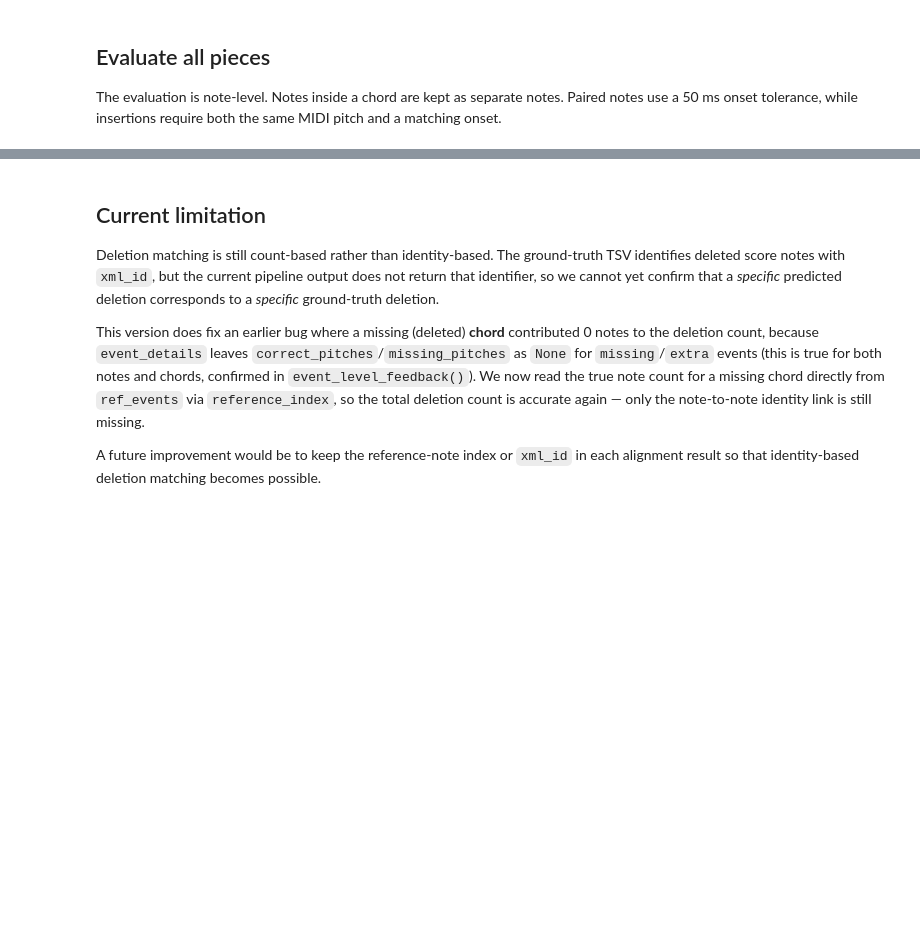
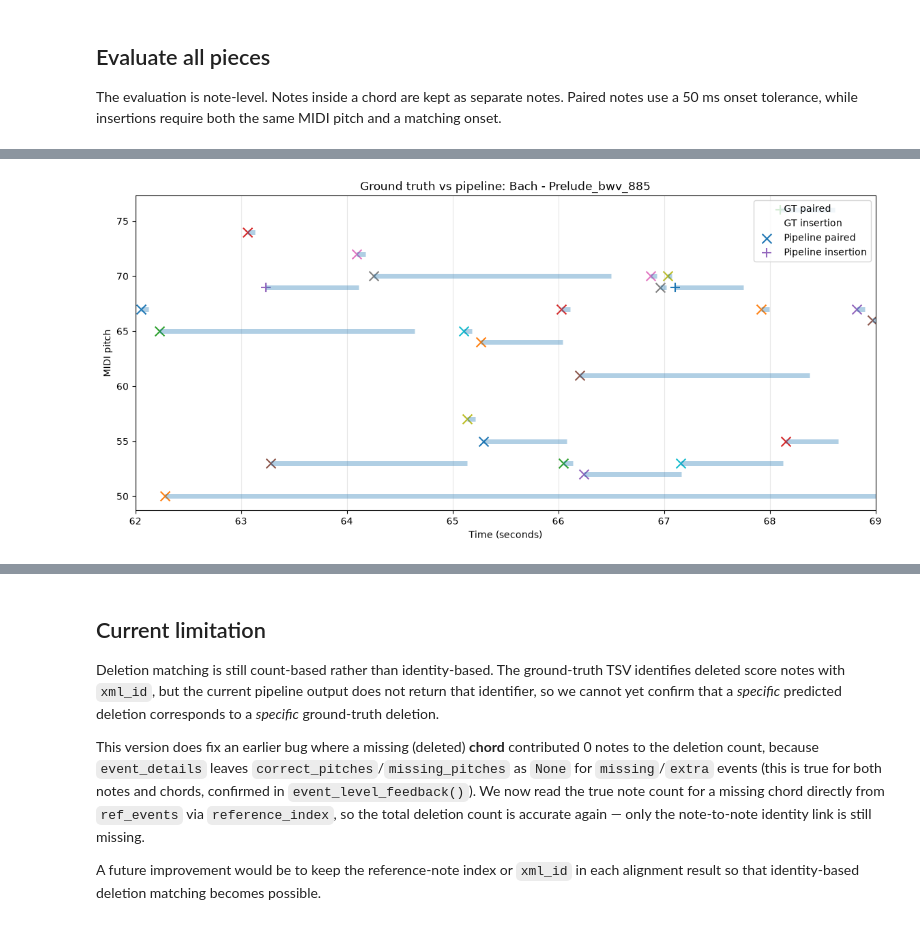
Before and after one commit to lambda-feedback/compareMusic, a Jupyter notebook: notebooks/Alignment_on_nASAPdataset.ipynb, the cells around one changed output, grey strips where cells are left out. Cells and saved outputs as stored; diff of their text form; code cells hidden in the pictures; blank space fills up the shorter version.

Commit message:
attempting to interpret the results

```diff
--- a/notebooks/Alignment_on_nASAPdataset.ipynb
+++ b/notebooks/Alignment_on_nASAPdataset.ipynb
@@ -536,0 +866,95 @@ Mean F1       : 0.9691
+# %%
+START_TIME = 62.0
+END_TIME = 69.0
+
+import matplotlib.pyplot as plt
+
+response_notes = selected_sample["response"]["notes"]
+
+segment_response_notes = [
+    note for note in response_notes
+    if START_TIME <= note["start"] <= END_TIME
+]
+
+segment_gt = [
+    note for note in ground_truth
+    if (
+        note["onset"] is not None
+        and START_TIME <= note["onset"] <= END_TIME
+    )
+]
+
+segment_predictions = [
+    note for note in predictions
+    if (
+        note["onset"] is not None
+        and START_TIME <= note["onset"] <= END_TIME
+    )
+]
+
+
+plt.figure(figsize=(14, 6))
+
+# Draw the performed MIDI notes.
+for note in segment_response_notes:
+    plt.hlines(
+        y=note["pitch"],
+        xmin=note["start"],
+        xmax=note["start"] + note["duration"],
+        linewidth=5,
+        alpha=0.35,
+    )
+
+# Ground-truth labels.
+for note in segment_gt:
+    if note["pitch"] is not None:
+        marker = "o" if note["label"] == "paired" else "*"
+
+        plt.scatter(
+            note["onset"],
+            note["pitch"],
+            marker=marker,
+            s=100,
+            facecolors="none",
+            label=f'GT {note["label"]}',
+        )
+
+# Pipeline labels.
+for note in segment_predictions:
+    if note["pitch"] is not None:
+        marker = "x" if note["label"] == "paired" else "+"
+
+        plt.scatter(
+            note["onset"],
+            note["pitch"],
+            marker=marker,
+            s=100,
+            label=f'Pipeline {note["label"]}',
+        )
+
+plt.xlim(START_TIME, END_TIME)
+plt.xlabel("Time (seconds)")
+plt.ylabel("MIDI pitch")
+plt.title(
+    f'Ground truth vs pipeline: '
+    f'{selected_result["composer"]} - {selected_result["title"]}'
+)
+
+# Remove duplicate legend entries.
+handles, labels = plt.gca().get_legend_handles_labels()
+unique_labels = {}
+
+for handle, label in zip(handles, labels):
+    if label not in unique_labels:
+        unique_labels[label] = handle
+
+plt.legend(
+    unique_labels.values(),
+    unique_labels.keys(),
+    loc="upper right",
+)
+
+plt.grid(axis="x", alpha=0.3)
+plt.show()
+# %% [output]
+[figure, added]
```
Also changed, not shown: parts of 18 cells of this notebook.
